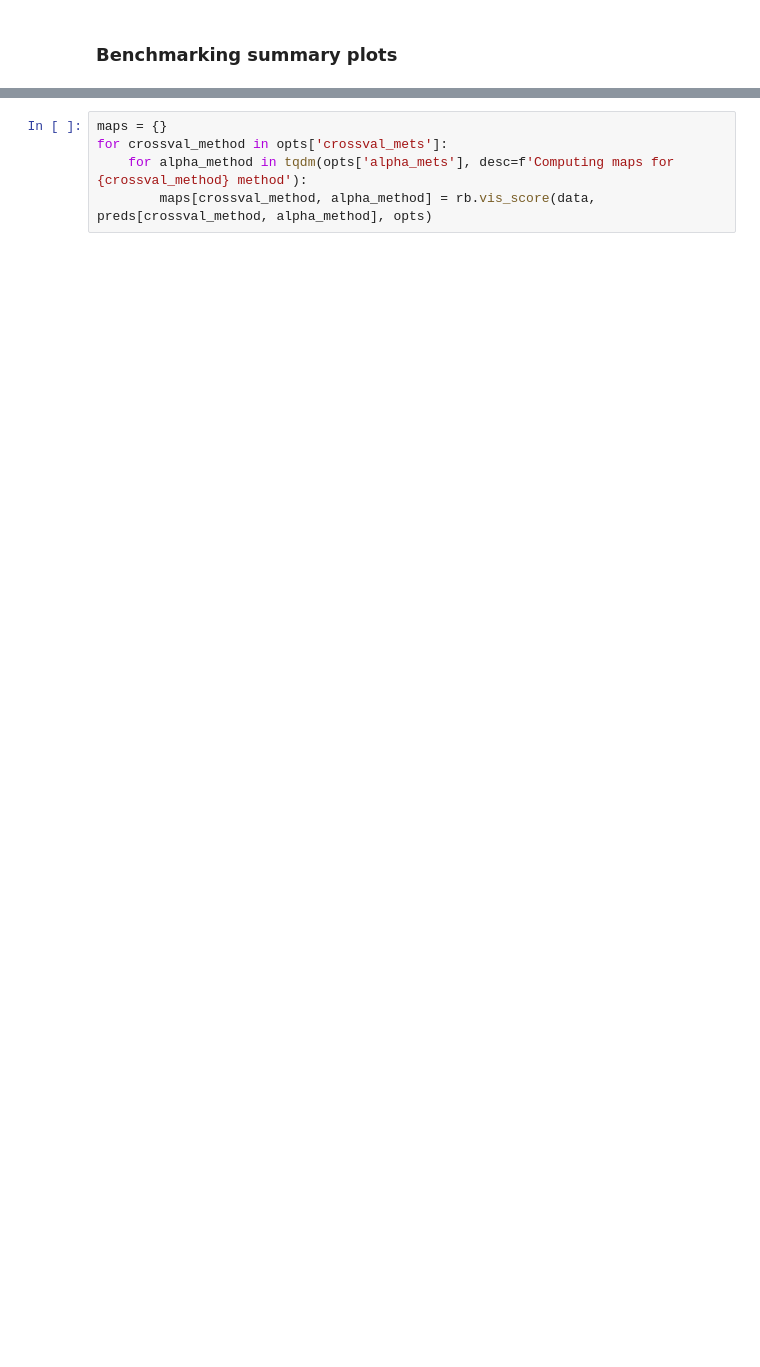
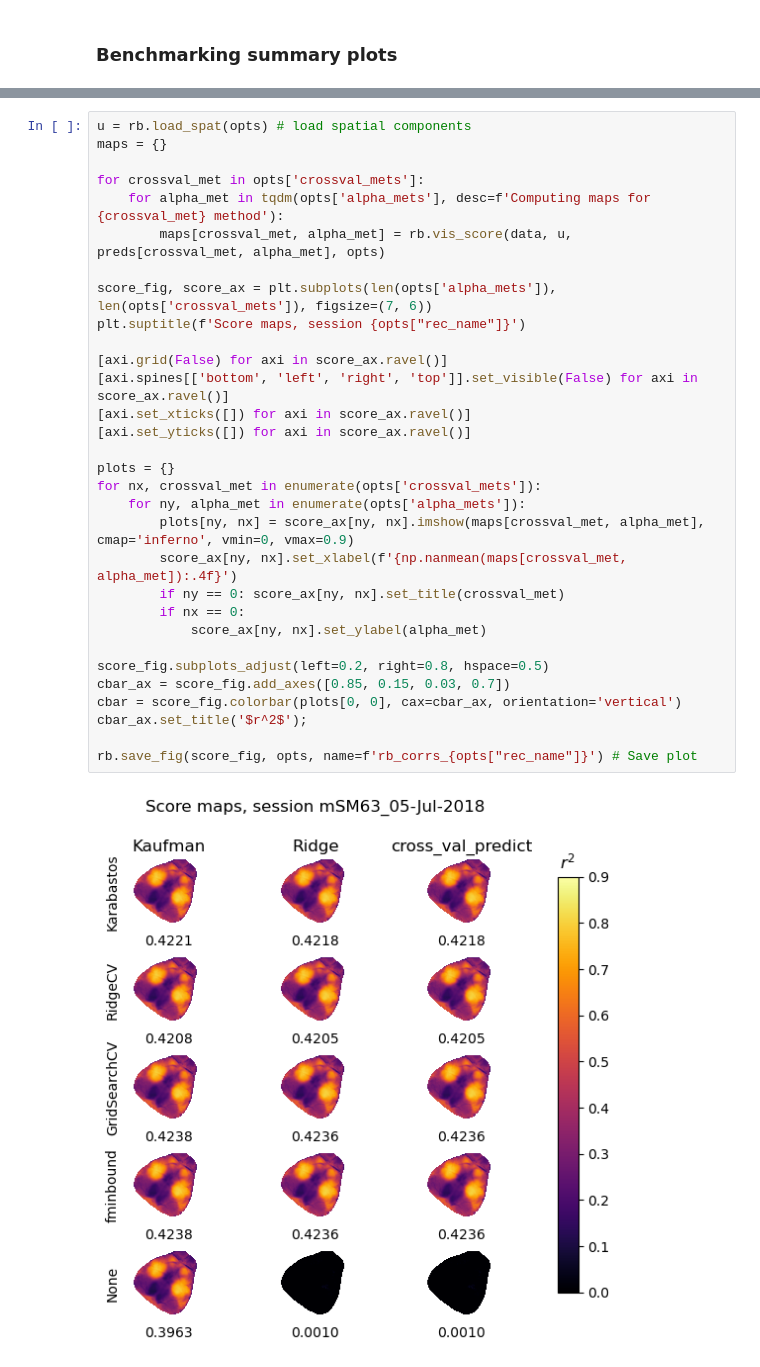
Before and after one commit to msokolet/regbench, a Jupyter notebook: regbench.ipynb, the cells around one changed output, grey strips where cells are left out. Cells and saved outputs as stored; diff of their text form; blank space fills up the shorter version.

```diff
--- a/regbench.ipynb
+++ b/regbench.ipynb
@@ -144,5 +187,33 @@ plt.subplots_adjust(bottom=0.2, wspace=0.5)
 # %%
+u = rb.load_spat(opts) # load spatial components
 maps = {}
-for crossval_method in opts['crossval_mets']:
-    for alpha_method in tqdm(opts['alpha_mets'], desc=f'Computing maps for {crossval_method} method'):
-        maps[crossval_method, alpha_method] = rb.vis_score(data, preds[crossval_method, alpha_method], opts)
+
+for crossval_met in opts['crossval_mets']:
+    for alpha_met in tqdm(opts['alpha_mets'], desc=f'Computing maps for {crossval_met} method'):
+        maps[crossval_met, alpha_met] = rb.vis_score(data, u, preds[crossval_met, alpha_met], opts)
+
+score_fig, score_ax = plt.subplots(len(opts['alpha_mets']), len(opts['crossval_mets']), figsize=(7, 6))
+plt.suptitle(f'Score maps, session {opts["rec_name"]}')
+
+[axi.grid(False) for axi in score_ax.ravel()]
+[axi.spines[['bottom', 'left', 'right', 'top']].set_visible(False) for axi in score_ax.ravel()]
+[axi.set_xticks([]) for axi in score_ax.ravel()]
+[axi.set_yticks([]) for axi in score_ax.ravel()]
+
+plots = {}
+for nx, crossval_met in enumerate(opts['crossval_mets']):
+    for ny, alpha_met in enumerate(opts['alpha_mets']):
+        plots[ny, nx] = score_ax[ny, nx].imshow(maps[crossval_met, alpha_met], cmap='inferno', vmin=0, vmax=0.9)
+        score_ax[ny, nx].set_xlabel(f'{np.nanmean(maps[crossval_met, alpha_met]):.4f}')
+        if ny == 0: score_ax[ny, nx].set_title(crossval_met)
+        if nx == 0:
+            score_ax[ny, nx].set_ylabel(alpha_met)
+
+score_fig.subplots_adjust(left=0.2, right=0.8, hspace=0.5)
+cbar_ax = score_fig.add_axes([0.85, 0.15, 0.03, 0.7])
+cbar = score_fig.colorbar(plots[0, 0], cax=cbar_ax, orientation='vertical')
+cbar_ax.set_title('$r^2$');
+
+rb.save_fig(score_fig, opts, name=f'rb_corrs_{opts["rec_name"]}') # Save plot
+# %% [output]
+[figure, added]
```
Also changed, not shown: parts of 12 cells of this notebook, 2 other files.
